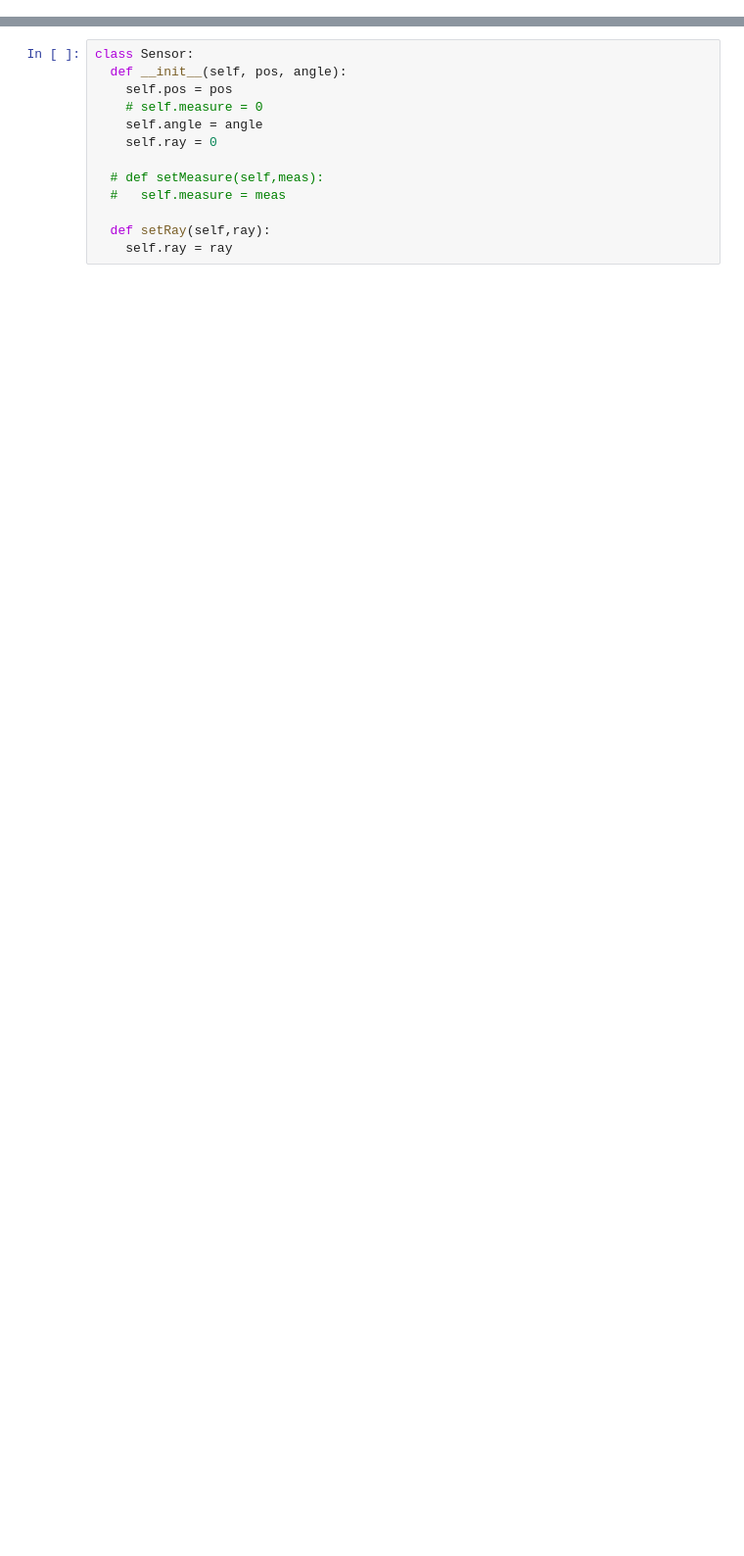
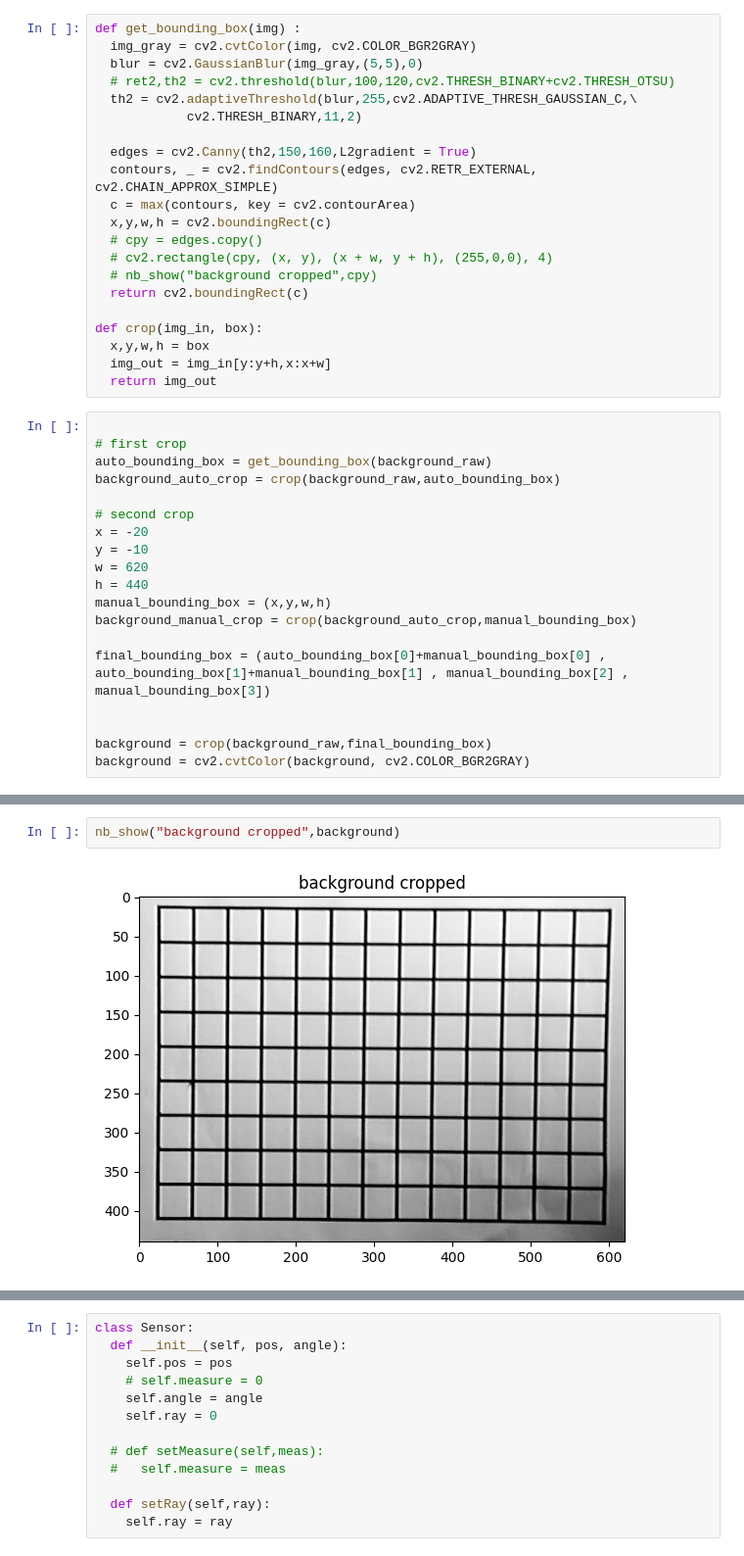
Before and after one commit to EmileBinot/spiderino-sensors-model, a Jupyter notebook: master-script/master-script.ipynb, the cells around one changed output, grey strips where cells are left out. Shown at 98% size. Drawn from its saved outputs; the diff is of its cells as text; blank space fills up the shorter version.

```diff
--- a/master-script/master-script.ipynb
+++ b/master-script/master-script.ipynb
@@ -338,0 +62,40 @@ class Grid:
+# %%
+def get_bounding_box(img) :
+  img_gray = cv2.cvtColor(img, cv2.COLOR_BGR2GRAY)
+  blur = cv2.GaussianBlur(img_gray,(5,5),0)
+  # ret2,th2 = cv2.threshold(blur,100,120,cv2.THRESH_BINARY+cv2.THRESH_OTSU)
+  th2 = cv2.adaptiveThreshold(blur,255,cv2.ADAPTIVE_THRESH_GAUSSIAN_C,\
+            cv2.THRESH_BINARY,11,2)
+
+  edges = cv2.Canny(th2,150,160,L2gradient = True)
+  contours, _ = cv2.findContours(edges, cv2.RETR_EXTERNAL, cv2.CHAIN_APPROX_SIMPLE)
+  c = max(contours, key = cv2.contourArea)
+  x,y,w,h = cv2.boundingRect(c)
+  # cpy = edges.copy()
+  # cv2.rectangle(cpy, (x, y), (x + w, y + h), (255,0,0), 4)
+  # nb_show("background cropped",cpy)
+  return cv2.boundingRect(c)
+
+def crop(img_in, box):
+  x,y,w,h = box
+  img_out = img_in[y:y+h,x:x+w]
+  return img_out
+# %%
+
+# first crop
+auto_bounding_box = get_bounding_box(background_raw)
+background_auto_crop = crop(background_raw,auto_bounding_box)
+
+# second crop
+x = -20
+y = -10
+w = 620
+h = 440
+manual_bounding_box = (x,y,w,h)
+background_manual_crop = crop(background_auto_crop,manual_bounding_box)
+
+final_bounding_box = (auto_bounding_box[0]+manual_bounding_box[0] , auto_bounding_box[1]+manual_bounding_box[1] , manual_bounding_box[2] , manual_bounding_box[3])
+
+
+background = crop(background_raw,final_bounding_box)
+background = cv2.cvtColor(background, cv2.COLOR_BGR2GRAY)
@@ -338,0 +104,4 @@ class Grid:
+# %%
+nb_show("background cropped",background)
+# %% [output]
+[figure, added]
```
Also changed, not shown: parts of 61 cells of this notebook, 5 other files.
